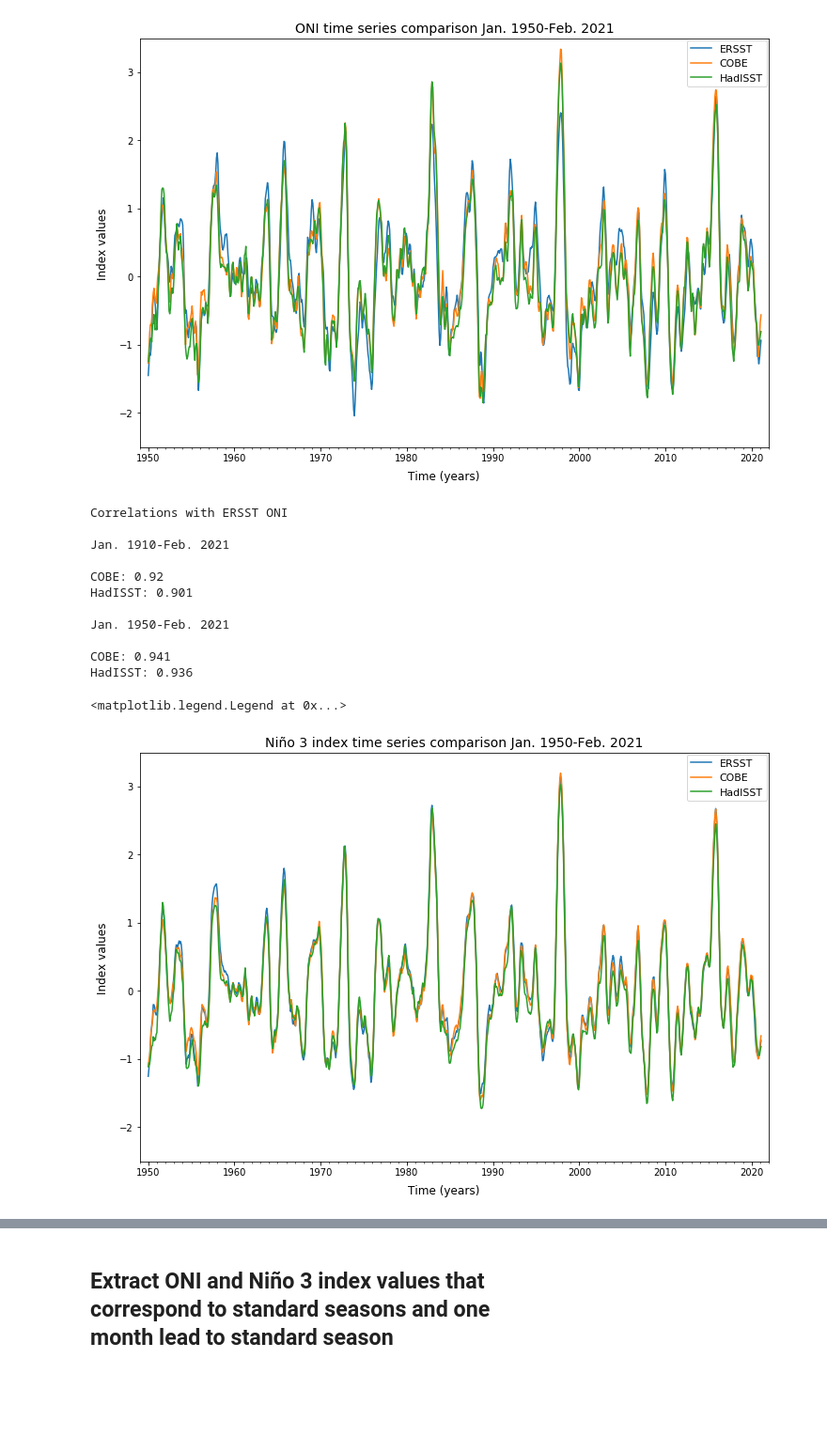
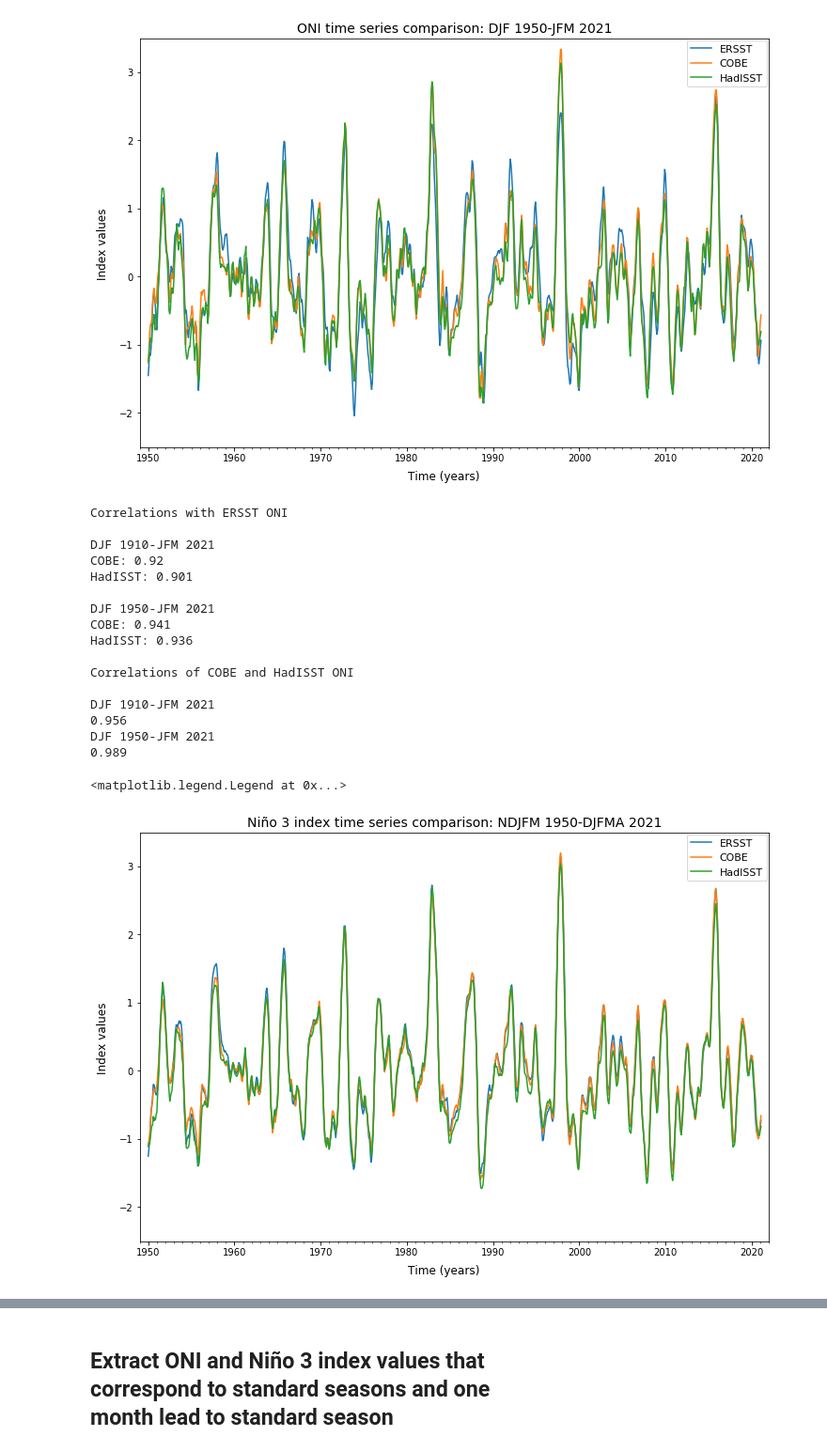
Before and after one commit to smeyer71/ENSO_research, a Jupyter notebook: NDI search process/NDI_options_tests.ipynb, the cells around one changed output, grey strips where cells are left out. Shown at 94% size. Cells and saved outputs as stored; diff of their text form; code cells hidden in the pictures; blank space fills up the shorter version.

```diff
--- a/NDI search process/NDI_options_tests.ipynb
+++ b/NDI search process/NDI_options_tests.ipynb
@@ -967,37 +987,56 @@ s_idx_GPCP = int(np.where(SSTdtime == '1950-01-01')[0])
 s_idx_ERSST2 = s_idx_GPCP - s_idx_ERSST_oni
 s_idx_COBEHAD2 = s_idx_GPCP - s_idx_COBEHAD_oni
 
-print('Correlations with ERSST ONI','\n')
+print('\033[1m'+'Correlations with ERSST ONI'+'\033[0m'+'\n')
 sst_type = ['COBE:','HadISST:']
 
 for periods in range(2):
     if periods == 0:
         s_idx_ERSST = s_idx_ERSST1
         s_idx_COBEHAD = s_idx_COBEHAD1
-        print('Jan. 1910-Feb. 2021','\n')
+        print('\033[4m'+'DJF 1910-JFM 2021'+'\033[0m')
     else:
         s_idx_ERSST = s_idx_ERSST2
         s_idx_COBEHAD = s_idx_COBEHAD2
-        print('Jan. 1950-Feb. 2021','\n')
+        print('\033[4m'+'DJF 1950-JFM 2021'+'\033[0m')
     for inds in range(2):
-        print(sst_type[inds],np.round(np.corrcoef(COBEHAD_oni[inds,s_idx_COBEHAD:],ERSST_oni[s_idx_ERSST:])[0,1],3))
+        print(sst_type[inds],np.round(np.corrcoef(COBEHAD_oni[inds,s_idx_COBEHAD:],
+                                                  ERSST_oni[s_idx_ERSST:])[0,1],3))
 
     if periods == 0:
         print('\n',end='') #'end=' makes it only print one white line, not two
     else:
         continue
+
+print('\n',end='')
+
+print('\033[1m'+'Correlations of COBE and HadISST ONI'+'\033[0m'+'\n')
+for periods in range(2):
+    if periods == 0:
+        print('\033[4m'+'DJF 1910-JFM 2021'+'\033[0m')
+        print(np.round(np.corrcoef(COBEHAD_oni[0,:],
+                                   COBEHAD_oni[1,:])[0,1],3))
+    else:
+        print('\033[4m'+'DJF 1950-JFM 2021'+'\033[0m')
+        print(np.round(np.corrcoef(COBEHAD_oni[0,s_idx_COBEHAD2:],
+                                   COBEHAD_oni[1,s_idx_COBEHAD2:])[0,1],3))
 # %% [output]
 Correlations with ERSST ONI
 
-Jan. 1910-Feb. 2021
-
+DJF 1910-JFM 2021
 COBE: 0.92
 HadISST: 0.901
 
-Jan. 1950-Feb. 2021
-
+DJF 1950-JFM 2021
 COBE: 0.941
 HadISST: 0.936
+
+Correlations of COBE and HadISST ONI
+
+DJF 1910-JFM 2021
+0.956
+DJF 1950-JFM 2021
+0.989
 # %%
 '''
     Plot ERSST, COBE, and HadISST Nino 3 index data for
@@ -1011,9 +1050,10 @@ start_ind_COBEHAD = int(np.where(SSTdtime == '1910-01-01')[0])
 start_ind_plot = int(np.where(SSTdtime == '1950-01-01')[0])
 start_ind_ERSST_compare = start_ind_plot - start_ind_ERSST
 
+#ERSST
 ERSST_sm_plot = ERSST_nino3idx[start_ind_ERSST_compare:]
 
-#To use for CPC ONI indexing
+#COBE and HadISST
 start_ind_COBEHAD = start_ind_plot - start_ind_COBEHAD
 
 COBE_sm_plot = COBEHAD_nino3idx[0,start_ind_COBEHAD:]
@@ -1024,35 +1064,35 @@ time_axis = SSTdtime[start_ind_plot:end_ind_plot]
 
 legend_info = ['ERSST','COBE','HadISST']
 
 '''Plot data'''
 fig = plt.figure(figsize=(12,8))
 
 ax = fig.add_subplot(1,1,1)
 ERSST_sm_data = ax.plot(time_axis,ERSST_sm_plot)
 COBE_sm_data = ax.plot(time_axis,COBE_sm_plot)
 HAD_sm_data = ax.plot(time_axis,HAD_sm_plot)
-plt.title('Niño 3 index time series comparison Jan. 1950-Feb. 2021',fontsize = '14')
+plt.title('Niño 3 index time series comparison: NDJFM 1950-DJFMA 2021',fontsize = '14')
 
 #set x-limit of plot with datetime
 ax.set_xlim([dt.date(1949, 1, 1), dt.date(2022, 1, 1)])
 #Set major and minor dateticks
 ax.xaxis.set_major_locator(mdates.YearLocator(10))
 date_form = DateFormatter("%Y")
 ax.xaxis.set_major_formatter(date_form)
 ax.xaxis.set_minor_locator(mdates.YearLocator(1))
 
 ax.set_ylim([-2.5,3.5])
 ax.set_yticks(np.arange(-2,4,1))
 
 # Set x and y labels
 fig.text(0.5, 0.07, 'Time (years)', ha='center', va='center', fontsize = 12)
 fig.text(0.08, 0.5, 'Index values', ha='center', va='center', rotation='vertical', fontsize = 12)
 #legend
 fig.legend([ERSST_sm_data,COBE_sm_data,HAD_sm_data], labels=legend_info,
            bbox_to_anchor = (0.84,0.84),fontsize = 11)
 # %% [output]
 <matplotlib.legend.Legend at 0x...>
-[figure, old version]
+[figure, new version]
 # %%
 '''
    Correlation of COBE/HadiSST Niño 3 index with
```
Also changed, not shown: parts of 43 cells of this notebook.
